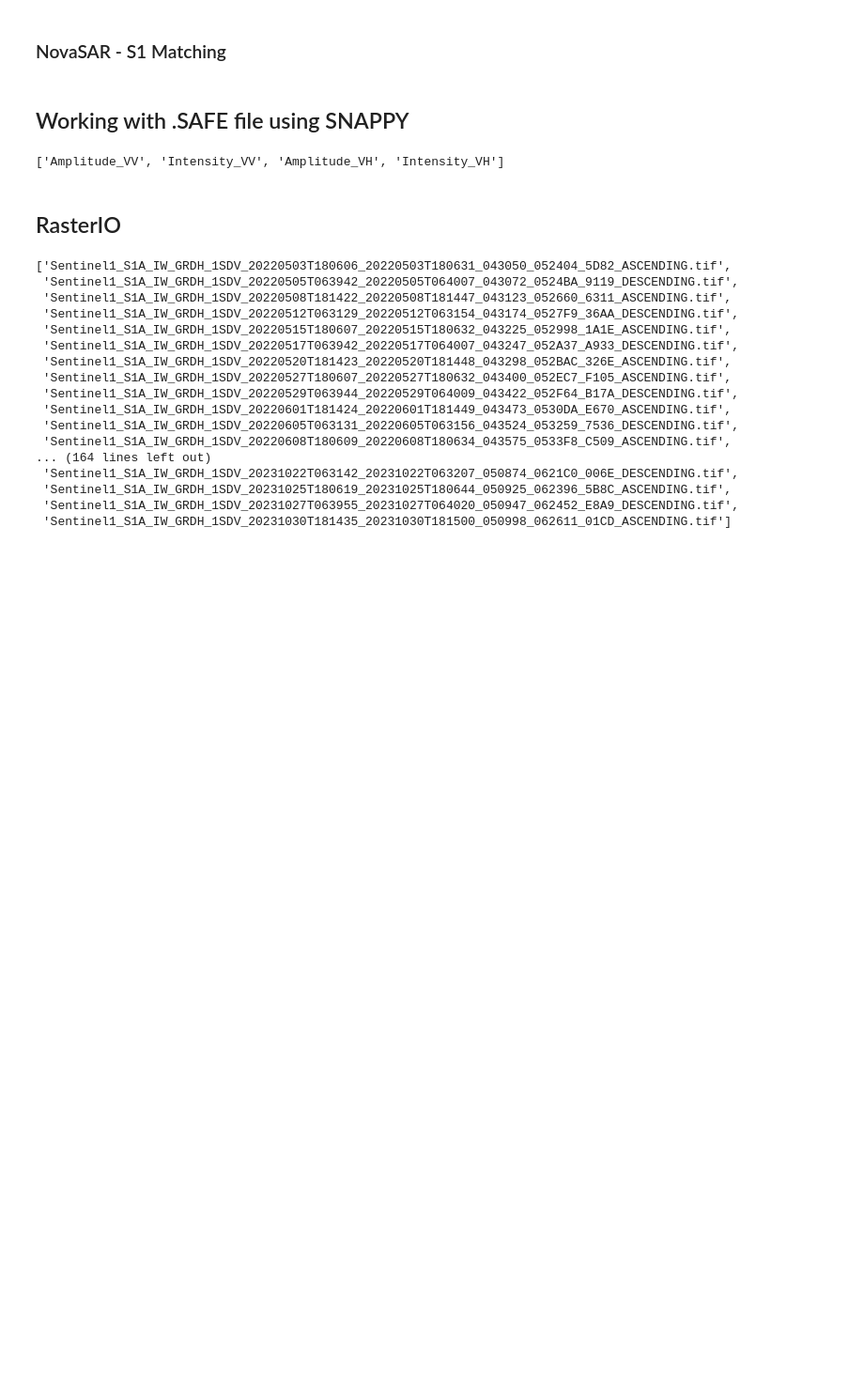
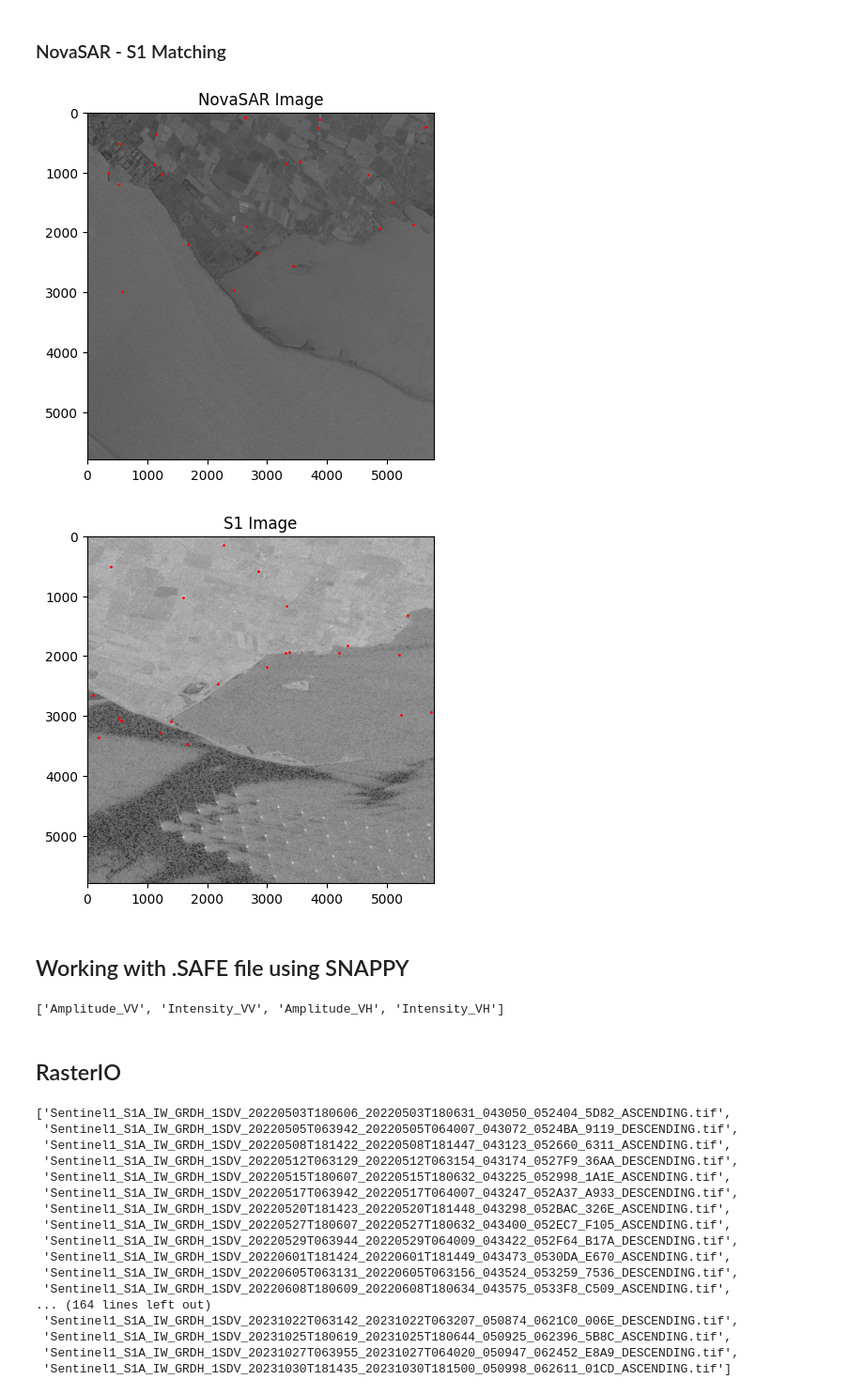
Before and after one commit to Benyaminhosseiny/NASTaR, a Jupyter notebook: NovaSAR_AIS_Processing.ipynb, the cells around one changed output. Shown at 94% size. Saved outputs shown, nothing was run; the diff lists cells and outputs as text; code cells hidden in the pictures; blank space fills up the shorter version.

```diff
--- a/NovaSAR_AIS_Processing.ipynb
+++ b/NovaSAR_AIS_Processing.ipynb
@@ -375,7 +336,9 @@ Successfully saved authorization token.
 # %%
 ii = 0
 aoi = ee.Geometry.Rectangle([AIS_image_df['Longitude'][ii]-0.065, AIS_image_df['Latitude'][ii]-0.065, AIS_image_df['Longitude'][ii]+0.065, AIS_image_df['Latitude'][ii]+0.065])
-aoi = ee.Geometry.Rectangle([11.31, 54.6, 11.36, 54.7])  # Example coordinates, replace with actual values
+
+aoi = ee.Geometry.Rectangle([(lon_min+lon_max)/2-0.065, (lat_min+lat_max)/2-0.065, (lon_min+lon_max)/2+0.065, (lat_min+lat_max)/2+0.065])  # Example coordinates, replace with actual values
+aoi = ee.Geometry.Rectangle([11.43, 54.55, 11.56, 54.68])  # Example coordinates, replace with actual values
 # %%
 start_date = '2024-04-09'#f"{acqdate0[:8][:4]}-{acqdate0[:8][4:6]}-{acqdate0[:8][6:8]}"  # Extract the date part (YYYY-MM-DD)
 end_date   = '2024-04-15'
@@ -454,23 +453,50 @@ Downloaded: Sentinel1_S1A_IW_GRDH_1SDV_20240413T165325_20240413T165350_053418_06
 # %%
 import cv2
 
-# Load grayscale images
-img1 = cv2.imread('image1.png', cv2.IMREAD_GRAYSCALE)
-img2 = cv2.imread('image2.png', cv2.IMREAD_GRAYSCALE)
+# Initialize ORB detector
+# orb = cv2.ORB_create()
+sift = cv2.SIFT_create()
 
-# Initialize ORB detector
-orb = cv2.ORB_create()
 
 # Find keypoints and descriptors
-kp1, des1 = orb.detectAndCompute(img1, None)
-kp2, des2 = orb.detectAndCompute(img2, None)
+# kp1, des1 = orb.detectAndCompute(nova_im, None)
+# kp2, des2 = orb.detectAndCompute(s1_im, None)
+
+kp1, des1 = sift.detectAndCompute(nova_im[:3500,:], None)
+kp2, des2 = sift.detectAndCompute(s1_im[:3500,:], None)
 
 # Match descriptors using Brute-Force matcher
-bf = cv2.BFMatcher(cv2.NORM_HAMMING, crossCheck=True)
+# bf = cv2.BFMatcher(cv2.NORM_HAMMING, crossCheck=True)
+bf = cv2.BFMatcher(cv2.NORM_L1, crossCheck=True)
+
 matches = bf.match(des1, des2)
 
 # Sort matches by distance (best matches first)
 matches = sorted(matches, key=lambda x: x.distance)
+
+# Take the top 90 % matches forward.
+matches = matches[:int(len(matches)*0.01)]
+no_of_matches = len(matches)
+
+# Define empty matrices of shape no_of_matches * 2.
+p_nova = np.zeros((no_of_matches, 2))
+p_s1 = np.zeros((no_of_matches, 2))
+for ii in range(len(matches)):
+  p_nova[ii, :] = kp1[matches[ii].queryIdx].pt
+  p_s1[ii, :] = kp2[matches[ii].trainIdx].pt
+# %%
+plt.figure()
+plt.imshow(nova_im, cmap='gray')
+plt.scatter(p_nova[:, 0], p_nova[:, 1], c='r', s=1, label='NovaSAR Keypoints')
+plt.title(f"NovaSAR Image");
+
+plt.figure()
+plt.imshow(s1_im, cmap='gray')
+plt.scatter(p_s1[:, 0], p_s1[:, 1], c='r', s=1, label='S1 Keypoints')
+plt.title(f"S1 Image");
+# %% [output]
+[figure, added]
+[figure, added]
 # %% [markdown]
 ## Working with .SAFE file using SNAPPY
 # %%
```
Also changed, not shown: parts of 12 cells of this notebook.
